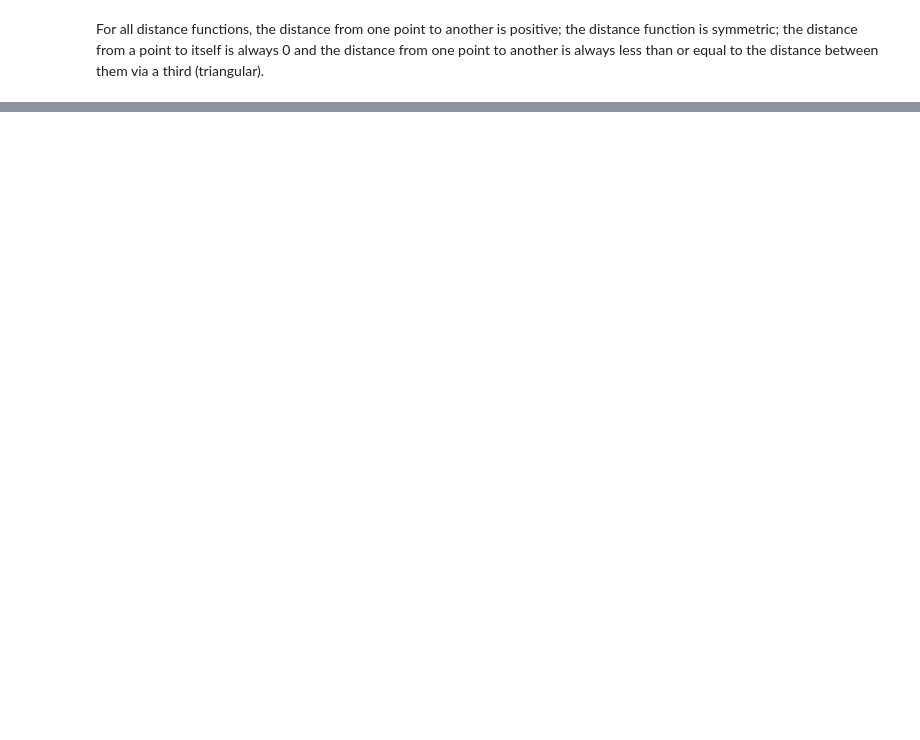
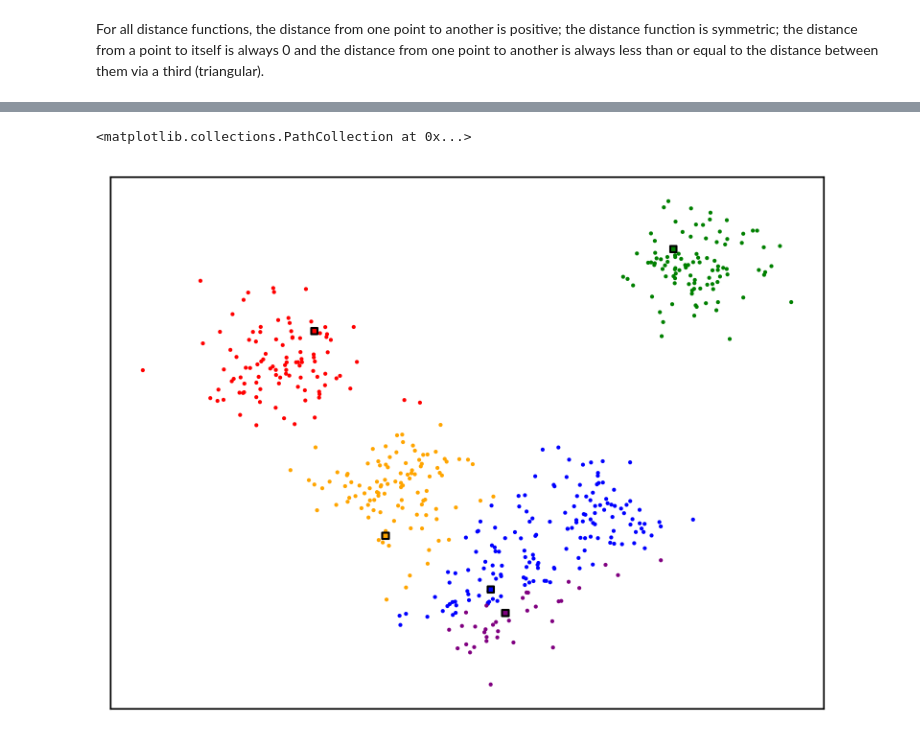
Before and after one commit to alexanderneville/MLAI_notebooks, a Jupyter notebook: unsupervised.ipynb, the cells around one changed output, grey strips where cells are left out. Cells and saved outputs as stored; diff of their text form; code cells hidden in the pictures; blank space fills up the shorter version.

Commit message:
solve K-Means clustering

```diff
--- a/unsupervised.ipynb
+++ b/unsupervised.ipynb
@@ -106,0 +109,17 @@ Given a number of clusters $K$ and $N$ observations:
+# %%
+def nearest_centroid(c_k, x):
+    centroid_distances = [D(x, c_k[i], 2)**2 for i in range(len(c_k))]
+    return centroid_distances.index(min(centroid_distances))
+
+
+def k_means(c_k, X):
+    C = [[] for _ in range(len(c_k))]
+    for i in range(len(X)):
+        centroid_distances = [D(X[i], c_k[j], 2)**2 for j in range(len(c_k))]
+        # print(centroid_distances)
+        C[centroid_distances.index(min(centroid_distances))].append(X[i])
+    # return C
+    return np.array([[np.mean(np.array(C[i])[:,j]) for j in range(len(X[0]))] for i in range(len(c_k))])
+# %%
+c_k = np.array([X[random.randint(0,500)] for _ in range(5)])
+colors = ["blue", "red", "orange", "green", "purple"]
@@ -106,0 +128,7 @@ Given a number of clusters $K$ and $N$ observations:
+# %%
+fig, ax = new_plot()
+ax.scatter(X[:,0], X[:,1], s=1, c=[nearest_centroid(c_k, x) for x in X], cmap=mpl.colors.ListedColormap(colors))
+ax.scatter(c_k[:,0], c_k[:,1], c=[i for i in range(5)], s=10, marker='s', edgecolors="black",cmap=mpl.colors.ListedColormap(colors))
+# %% [output]
+<matplotlib.collections.PathCollection at 0x...>
+[figure, added]
```
Also changed, not shown: parts of 10 cells of this notebook.
